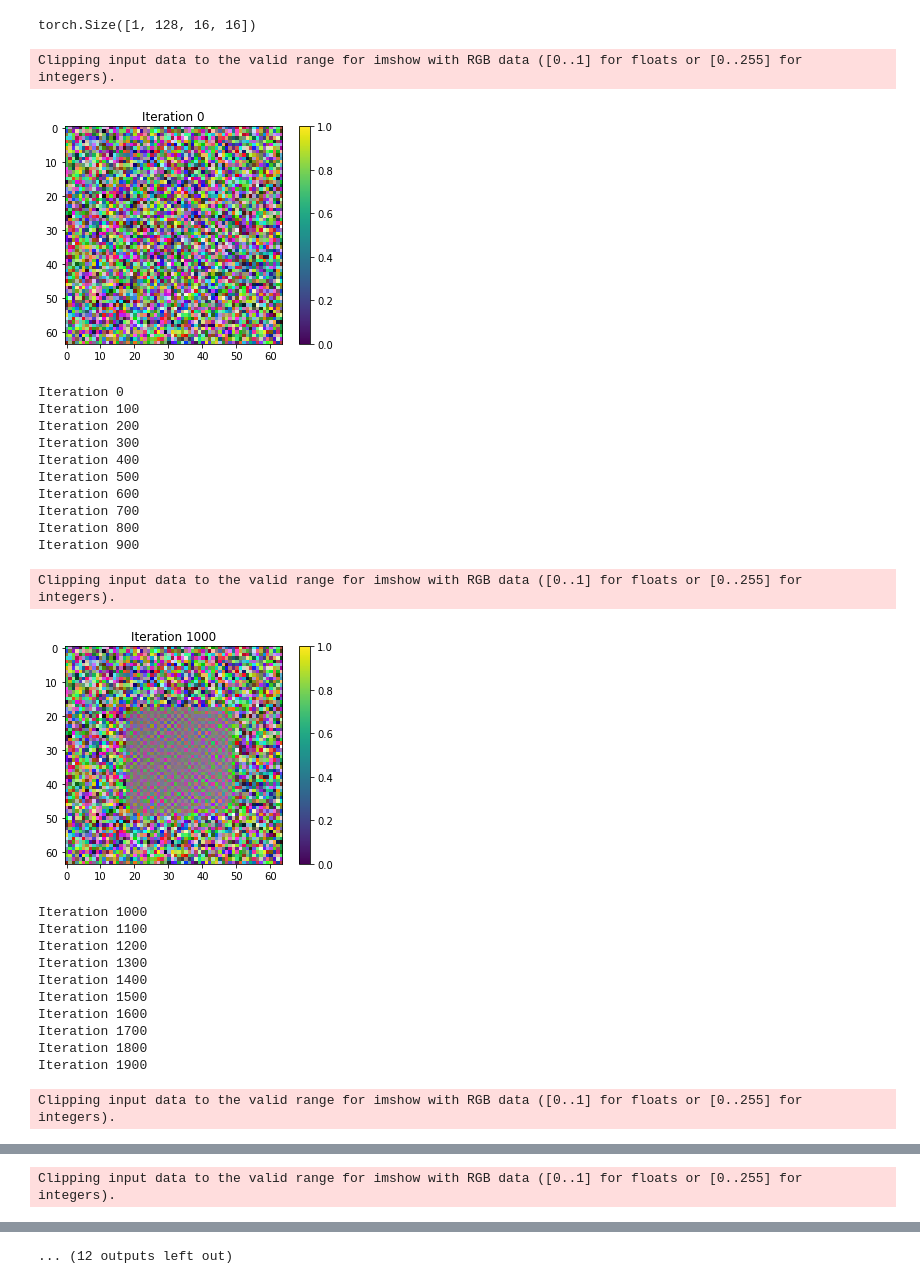
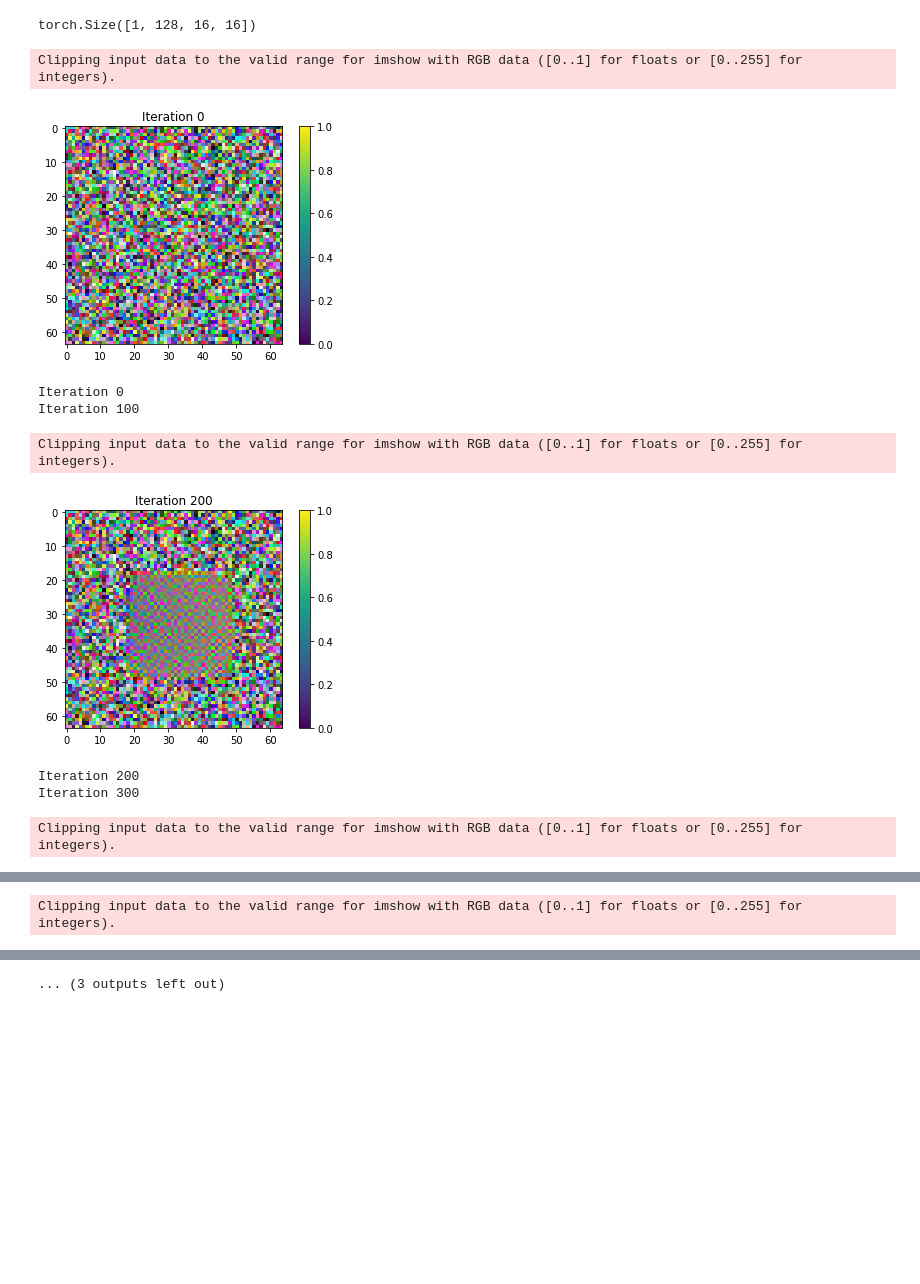
Before and after one commit to XiaoSong9905/Deep-Painterly-Harmonization-in-PyTorch, a Jupyter notebook: back propagation on mask example.ipynb, the cells around one changed output, grey strips where cells are left out. Drawn from its saved outputs; the diff is of its cells as text; code cells hidden in the pictures; blank space fills up the shorter version.

```diff
--- a/back propagation on mask example.ipynb
+++ b/back propagation on mask example.ipynb
@@ -97,46 +102,30 @@ print(mask_fm.shape)
 torch.Size([1, 128, 16, 16])
 # %%
 i = 0
-while i < 8000:
+while i < 1000:
     optimizer.zero_grad()
     img_fm = net(img)
     diff = (img_fm - target_fm)**2
     diff_mask = diff * mask_fm
     loss = torch.sum(diff_mask)
     loss.backward()
     optimizer.step()
-    if i % 1000 == 0:
+    if i % 200 == 0:
         img_np = tensor_to_np_img(img)
         plt.imshow(img_np)
         plt.colorbar()
         plt.title('Iteration {}'.format(str(i)))
         plt.show()
     if i % 100 == 0:
         print('Iteration {}'.format(i))
     i += 1
 # %% [output]
 Clipping input data to the valid range for imshow with RGB data ([0..1] for floats or [0..255] for integers).
-[figure, old version]
+[figure, new version]
 Iteration 0
 Iteration 100
-Iteration 200
-Iteration 300
-Iteration 400
-Iteration 500
-Iteration 600
-Iteration 700
-Iteration 800
-Iteration 900
 Clipping input data to the valid range for imshow with RGB data ([0..1] for floats or [0..255] for integers).
-[figure, old version]
+[figure, new version]
-Iteration 1000
-Iteration 1100
-Iteration 1200
-Iteration 1300
-Iteration 1400
-Iteration 1500
-Iteration 1600
-Iteration 1700
-Iteration 1800
-Iteration 1900
+Iteration 200
+Iteration 300
 Clipping input data to the valid range for imshow with RGB data ([0..1] for floats or [0..255] for integers).
@@ -166 +139 @@ Iteration 3900
-... (12 outputs left out)
+... (3 outputs left out)
```
Also changed, not shown: parts of 10 cells of this notebook, 1 other file.
